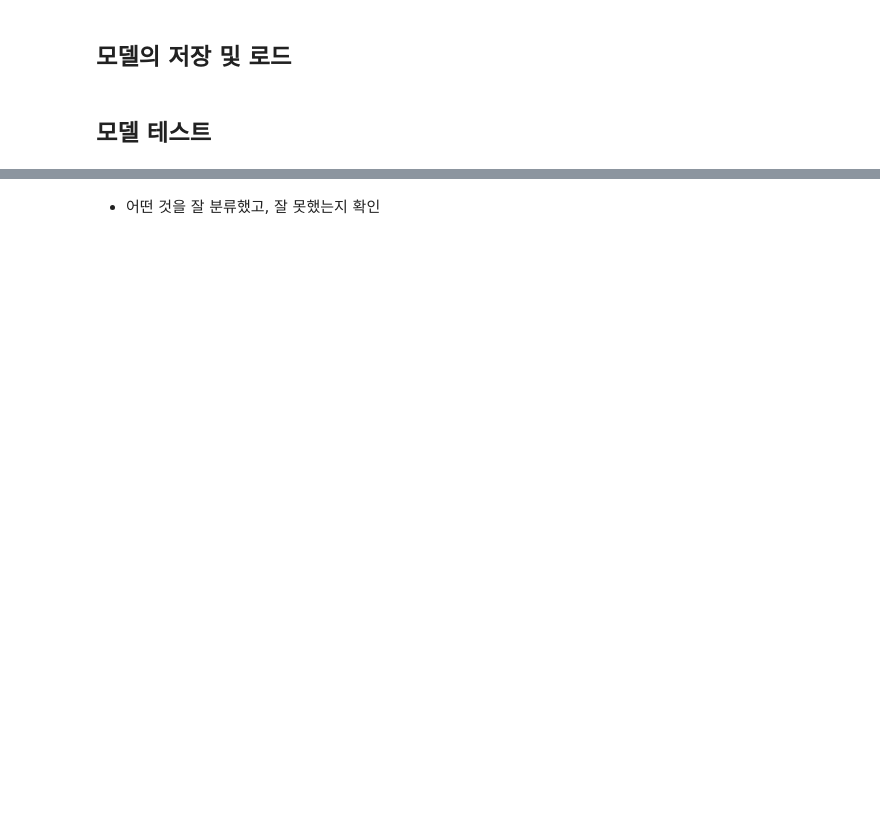
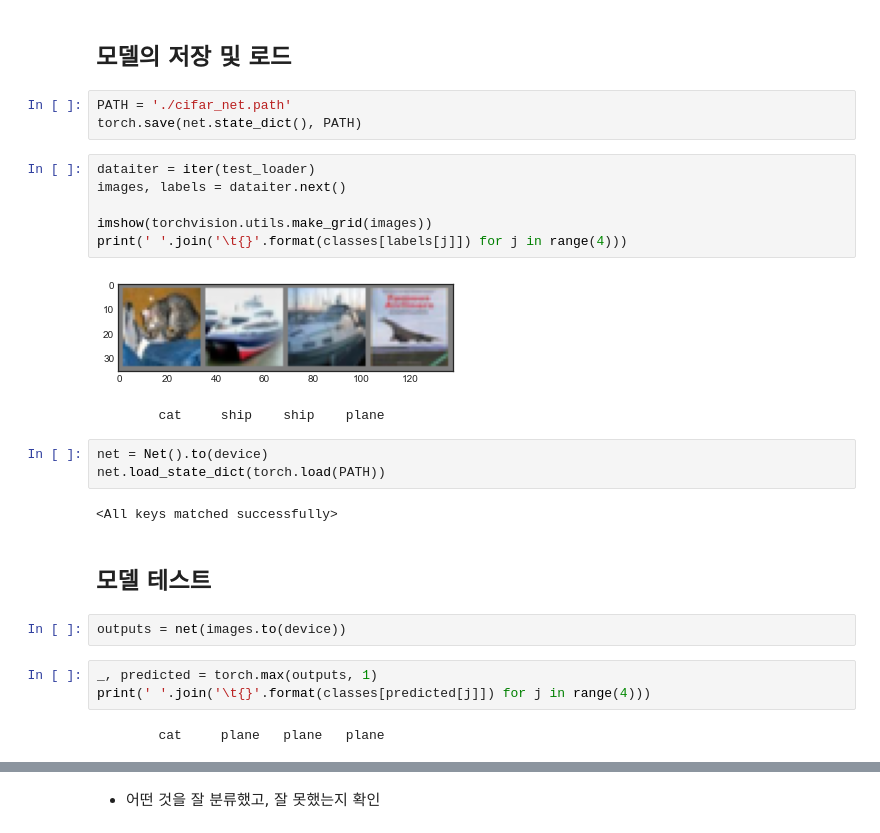
Before and after one commit to Seola17/Hello-World, a Jupyter notebook: PyTorch_Suanlab_04_CIFAR10_모델.ipynb, the cells around one changed output, grey strips where cells are left out. Drawn from its saved outputs; the diff is of its cells as text; blank space fills up the shorter version.

```diff
--- a/PyTorch_Suanlab_04_CIFAR10_모델.ipynb
+++ b/PyTorch_Suanlab_04_CIFAR10_모델.ipynb
@@ -20,4 +129,28 @@
 # %% [markdown]
 ## 모델의 저장 및 로드
+# %%
+PATH = './cifar_net.path'
+torch.save(net.state_dict(), PATH)
+# %%
+dataiter = iter(test_loader)
+images, labels = dataiter.next()
+
+imshow(torchvision.utils.make_grid(images))
+print(' '.join('\t{}'.format(classes[labels[j]]) for j in range(4)))
+# %% [output]
+[figure, added]
+        cat     ship    ship    plane
+# %%
+net = Net().to(device)
+net.load_state_dict(torch.load(PATH))
+# %% [output]
+<All keys matched successfully>
 # %% [markdown]
 ## 모델 테스트
+# %%
+outputs = net(images.to(device))
+# %%
+_, predicted = torch.max(outputs, 1)
+print(' '.join('\t{}'.format(classes[predicted[j]]) for j in range(4)))
+# %% [output]
+        cat     plane   plane   plane
```
Also changed, not shown: parts of 16 cells of this notebook, 12 other files.
